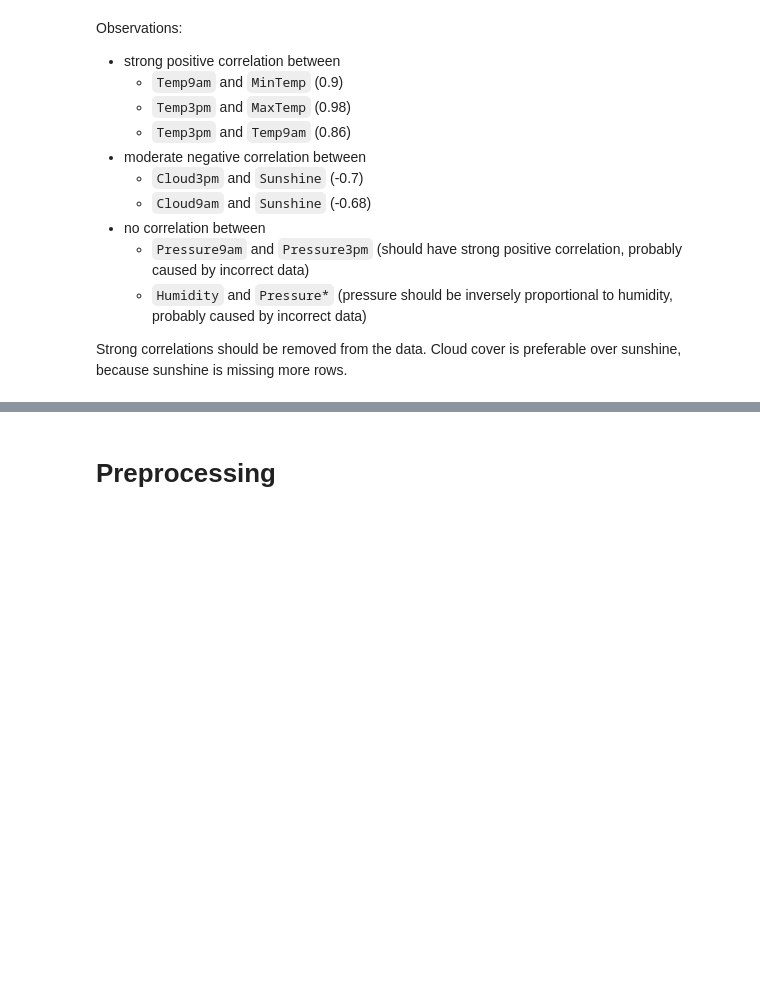
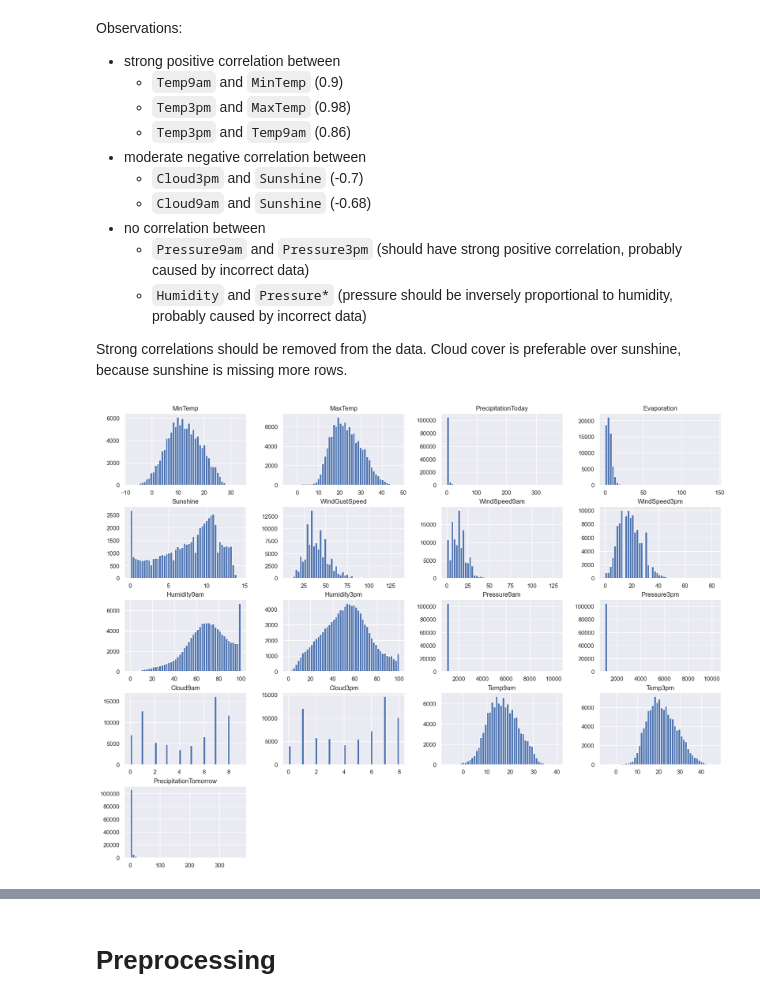
Before and after one commit to MergunFrimen/ml, a Jupyter notebook: src/notebook.ipynb, the cells around one changed output, grey strips where cells are left out. Drawn from its saved outputs; the diff is of its cells as text; code cells hidden in the pictures; blank space fills up the shorter version.

```diff
--- a/src/notebook.ipynb
+++ b/src/notebook.ipynb
@@ -85,0 +159,10 @@ sns.pairplot(df, vars=['Temp3pm', 'Humidity3pm', 'Pressure3pm'], hue='RainToday'
+# %%
+# Distributions of numeric columns
+train[['MinTemp', 'MaxTemp', 'PrecipitationToday',
+       'Evaporation', 'Sunshine', 'WindGustSpeed',
+       'WindSpeed9am', 'WindSpeed3pm', 'Humidity9am',
+       'Humidity3pm', 'Pressure9am', 'Pressure3pm', 'Cloud9am', 'Cloud3pm',
+       'Temp9am', 'Temp3pm', 'PrecipitationTomorrow']].hist(figsize=(20, 15), bins=50)
+plt.show()
+# %% [output]
+[figure, added]
```
Also changed, not shown: parts of 43 cells of this notebook.
